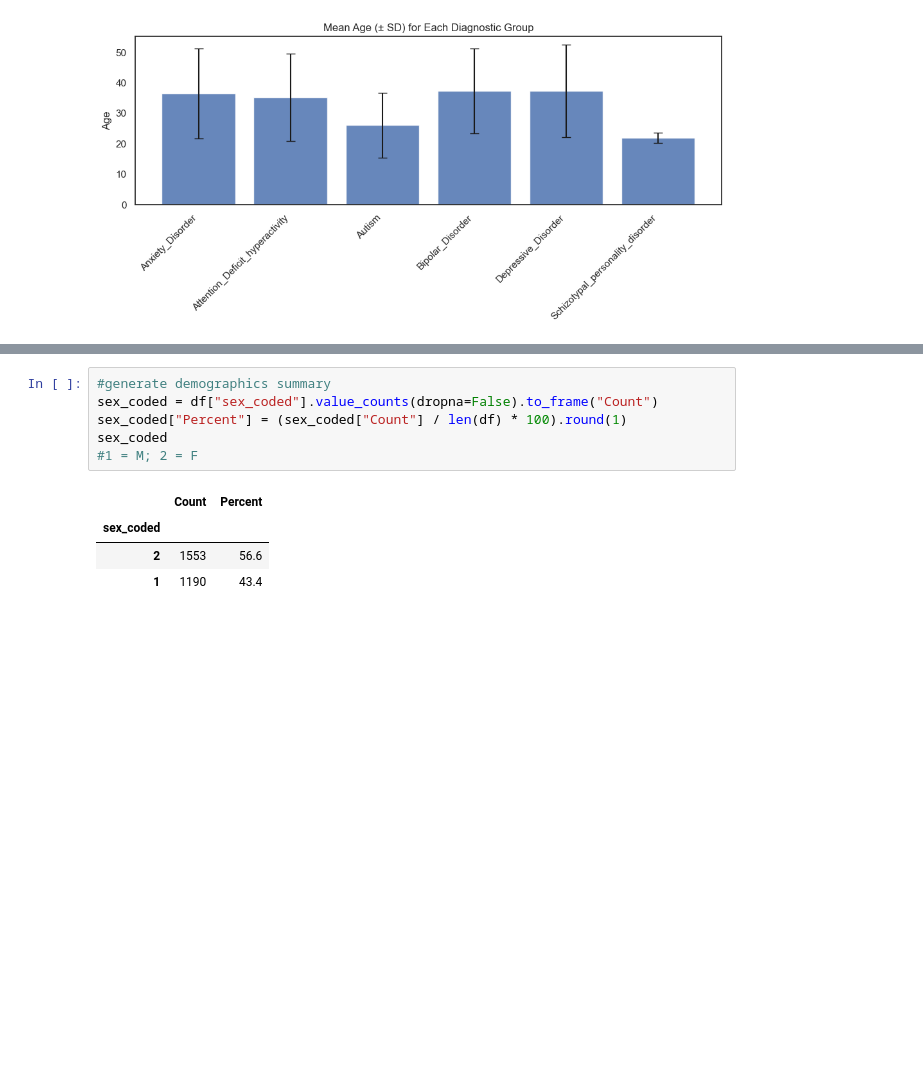
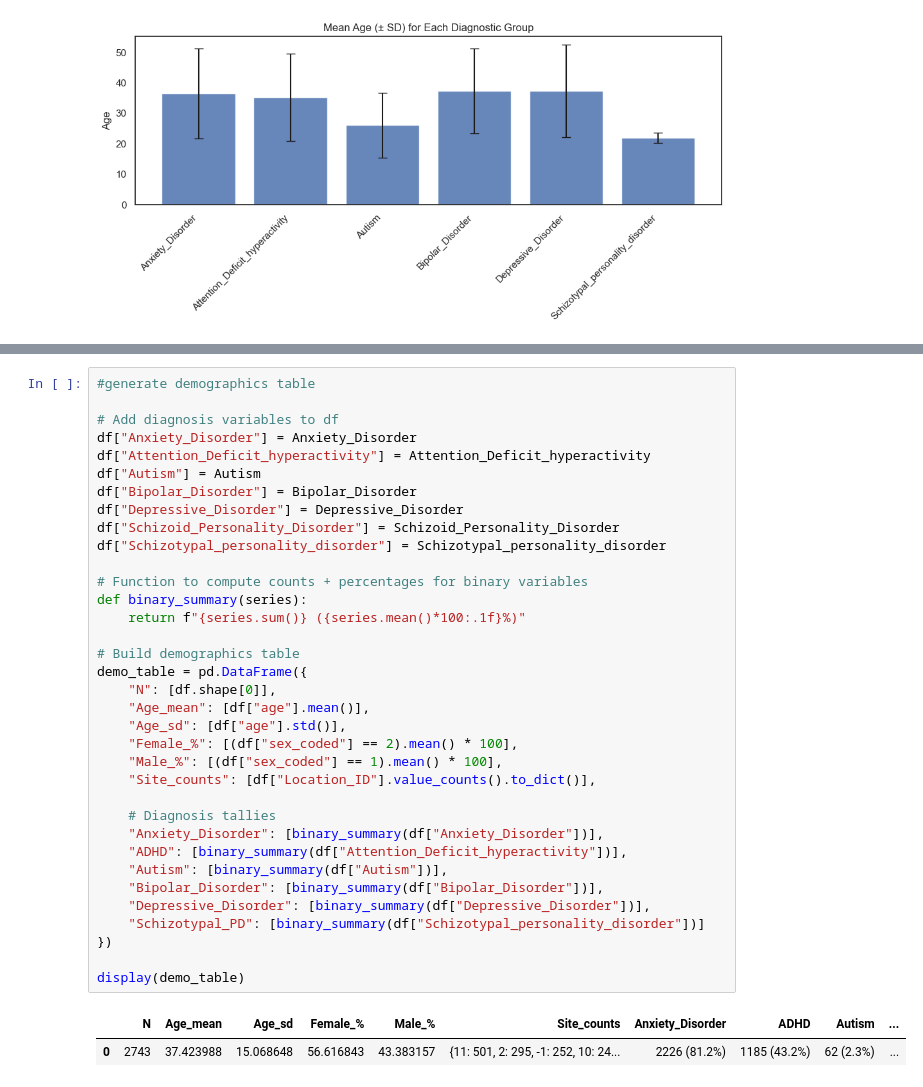
Before and after one commit to amrithah93/Clinical_Outcomes_Project, a Jupyter notebook: Step6_corr_heatmaps_demographics_clinical_outcomes.ipynb, the cells around one changed output, grey strips where cells are left out. Drawn from its saved outputs; the diff is of its cells as text; blank space fills up the shorter version.

```diff
--- a/Step6_corr_heatmaps_demographics_clinical_outcomes.ipynb
+++ b/Step6_corr_heatmaps_demographics_clinical_outcomes.ipynb
@@ -318,12 +318,39 @@ dtypes: float64(835), int64(107), object(78)
 memory usage: 0.0+ bytes
 # %%
-#generate demographics summary
-sex_coded = df["sex_coded"].value_counts(dropna=False).to_frame("Count")
-sex_coded["Percent"] = (sex_coded["Count"] / len(df) * 100).round(1)
-sex_coded
-#1 = M; 2 = F
+#generate demographics table
+
+# Add diagnosis variables to df
+df["Anxiety_Disorder"] = Anxiety_Disorder
+df["Attention_Deficit_hyperactivity"] = Attention_Deficit_hyperactivity
+df["Autism"] = Autism
+df["Bipolar_Disorder"] = Bipolar_Disorder
+df["Depressive_Disorder"] = Depressive_Disorder
+df["Schizoid_Personality_Disorder"] = Schizoid_Personality_Disorder
+df["Schizotypal_personality_disorder"] = Schizotypal_personality_disorder
+
+# Function to compute counts + percentages for binary variables
+def binary_summary(series):
+    return f"{series.sum()} ({series.mean()*100:.1f}%)"
+
+# Build demographics table
+demo_table = pd.DataFrame({
+    "N": [df.shape[0]],
+    "Age_mean": [df["age"].mean()],
+    "Age_sd": [df["age"].std()],
+    "Female_%": [(df["sex_coded"] == 2).mean() * 100],
+    "Male_%": [(df["sex_coded"] == 1).mean() * 100],
+    "Site_counts": [df["Location_ID"].value_counts().to_dict()],
+
+    # Diagnosis tallies
+    "Anxiety_Disorder": [binary_summary(df["Anxiety_Disorder"])],
+    "ADHD": [binary_summary(df["Attention_Deficit_hyperactivity"])],
+    "Autism": [binary_summary(df["Autism"])],
+    "Bipolar_Disorder": [binary_summary(df["Bipolar_Disorder"])],
+    "Depressive_Disorder": [binary_summary(df["Depressive_Disorder"])],
+    "Schizotypal_PD": [binary_summary(df["Schizotypal_personality_disorder"])]
+})
+
+display(demo_table)
 # %% [output]
-|  | Count | Percent |
-| sex_coded |  |  |
-| 2 | 1553 | 56.6 |
-| 1 | 1190 | 43.4 |
+|  | N | Age_mean | Age_sd | Female_% | Male_% | Site_counts | Anxiety_Disorder | ADHD | Autism | ... |
+| 0 | 2743 | 37.423988 | 15.068648 | 56.616843 | 43.383157 | {11: 501, 2: 295, -1: 252, 10: 24... | 2226 (81.2%) | 1185 (43.2%) | 62 (2.3%) | ... |
```
Also changed, not shown: parts of 2 cells of this notebook, 3 other files.
